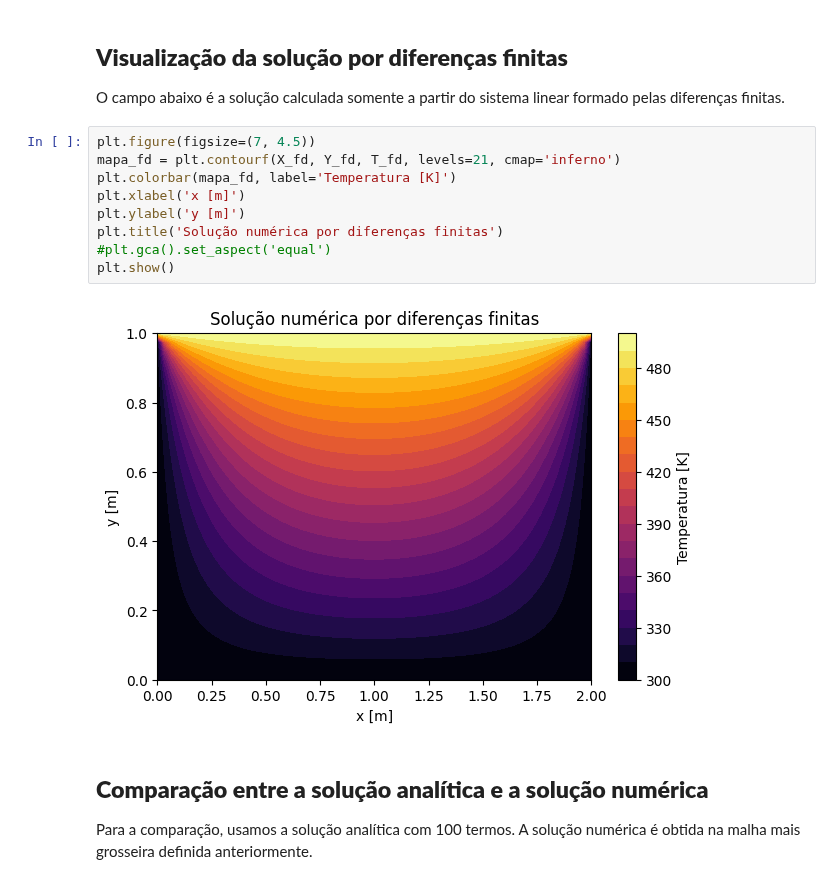
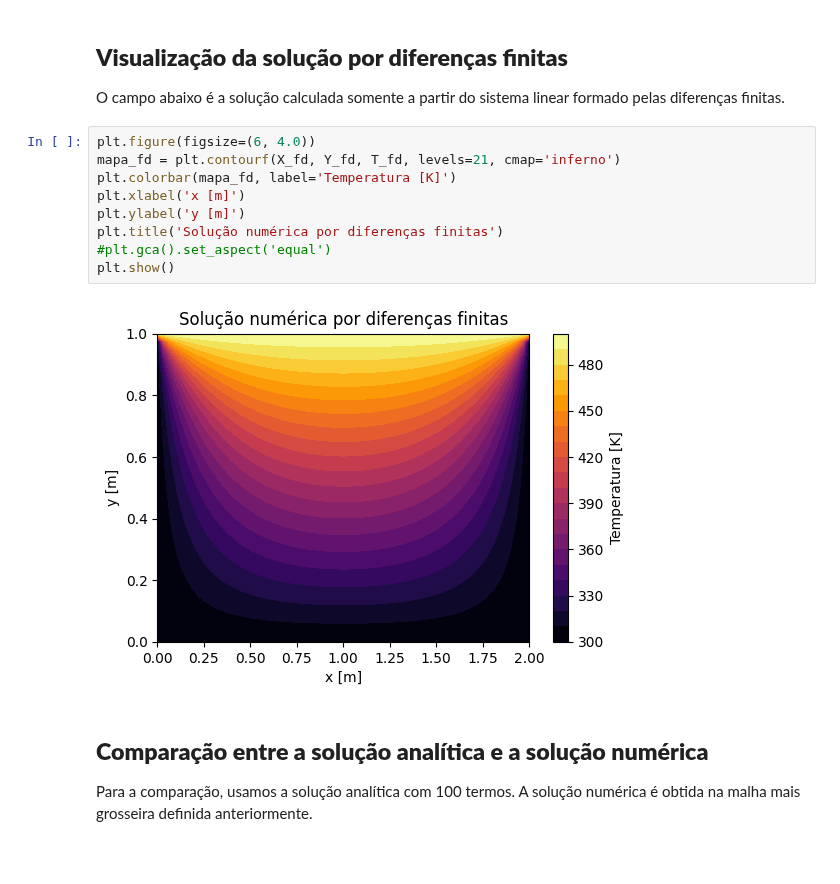
Before and after one commit to Paulo-de-Souza/HeatTransferPINN, a Jupyter notebook: Aulas_Notebooks/Aula03/Aula03_Parte2_2D_Estacionario.ipynb, the cells around one changed output. Drawn from its saved outputs; the diff is of its cells as text; blank space fills up the shorter version.

```diff
--- a/Aulas_Notebooks/Aula03/Aula03_Parte2_2D_Estacionario.ipynb
+++ b/Aulas_Notebooks/Aula03/Aula03_Parte2_2D_Estacionario.ipynb
@@ -234,16 +240,16 @@ Temperatura numérica no centro: 389.004527 K
 
 O campo abaixo é a solução calculada somente a partir do sistema linear formado pelas diferenças finitas.
 # %%
-plt.figure(figsize=(7, 4.5))
+plt.figure(figsize=(6, 4.0))
 mapa_fd = plt.contourf(X_fd, Y_fd, T_fd, levels=21, cmap='inferno')
 plt.colorbar(mapa_fd, label='Temperatura [K]')
 plt.xlabel('x [m]')
 plt.ylabel('y [m]')
 plt.title('Solução numérica por diferenças finitas')
 #plt.gca().set_aspect('equal')
 plt.show()
 # %% [output]
-[figure, old version]
+[figure, new version]
 # %% [markdown]
 ## **Comparação entre a solução analítica e a solução numérica**
 
```
Also changed, not shown: parts of 6 cells of this notebook.
